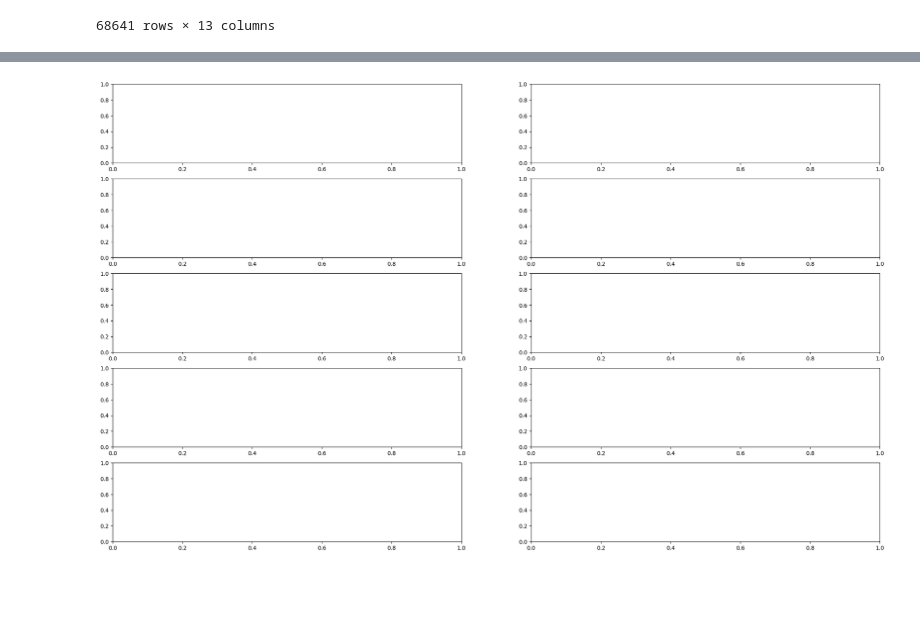
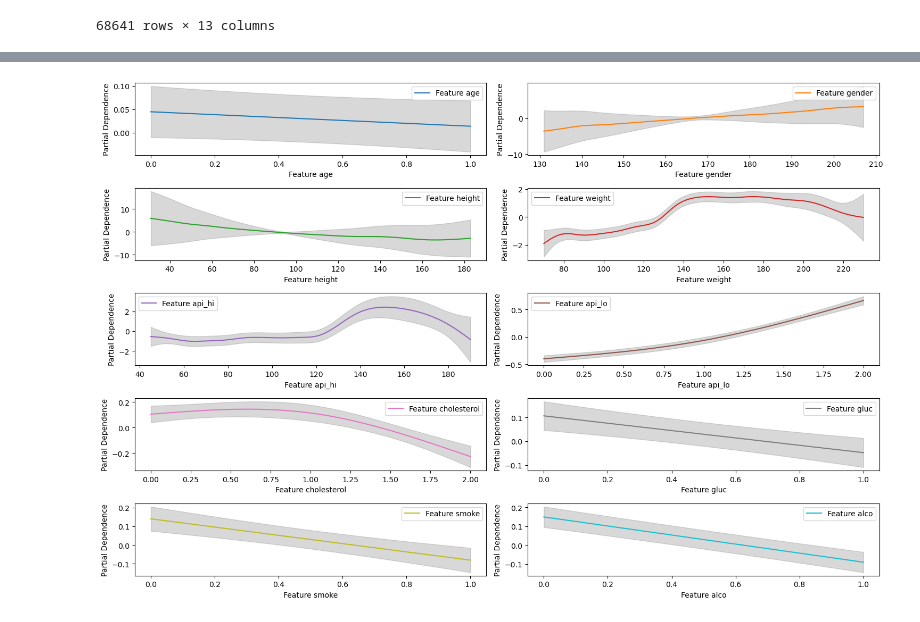
Before and after one commit to BarbaraLol/Statistical_Model, a Jupyter notebook: Analysis.ipynb, the cells around one changed output, grey strips where cells are left out. Saved outputs shown, nothing was run; the diff lists cells and outputs as text; code cells hidden in the pictures; blank space fills up the shorter version.

```diff
--- a/Analysis.ipynb
+++ b/Analysis.ipynb
@@ -472,43 +315,87 @@ R-squared: 0.2439
 # %%
-#Polynomial regression w/ train-test split
-# Create a copy of the cleaned dataset to use for linear regression
-df_poly = df.copy()
+#GAM
+# Create a copy of the cleaned dataset to use for logistic regression
+df_gam = df.copy()
 
 # Convert all categorical variables to integers
-df_poly[categorical] = df_poly[categorical].astype(int)
+df_gam[categorical] = df_gam[categorical].astype(int)
 
-# Assuming 'df' is your DataFrame with the target variable 'cardio'
-X = df_poly.drop('cardio', axis=1)  # Exclude the target variable
-y = df_poly['cardio']
+X = df_gam.drop('cardio', axis=1)
+y = df_gam['cardio']
 
-# Convert categorical variables to dummies
-#X = pd.get_dummies(X, columns=categorical, drop_first=True)
+# Define the model
+# Here we're using s() for each feature assuming they're all continuous.
+# Adjust the terms based on your specific features and needs.
+gam = LogisticGAM(s(0) + s(1) + s(2) + s(3) + s(4) + s(5) + s(6) + s(7) + s(8) + s(9) + s(10) + s(11))  # n is the number of features in X
 
-# Generate polynomial features manually
-poly = PolynomialFeatures(degree=3, include_bias=False)
-X_poly = poly.fit_transform(X)
+# Fit the model
+gam.fit(X, y)
 
-# Create a GAM model with polynomial terms
-gam = LinearGAM(s(0) + s(1) + s(2) + s(3) + s(4) + s(5) + s(6) + f(7) + s(8) + s(9) + s(10))  # Adjust for your specific features
+# Predict probabilities and binary outcomes
+y_pred_proba = gam.predict_proba(X)
+y_pred = gam.predict(X)
 
-# Fit the model to the data
-gam.fit(X_poly, y)
+# Calculate AUC and accuracy
+auc_score = roc_auc_score(y, y_pred_proba)
+accuracy = accuracy_score(y, y_pred)
 
-# Create subplots
-fig, axes = plt.subplots(nrows=5, ncols=2, figsize=(25, 15))
-
-term.feature = ['prova']
+print(f'AUC Score: {auc_score}')
+print(f'Accuracy: {accuracy}')
+gam.summary()
 
 # Plot the estimated functions for each feature
-for i, ax in enumerate(axes.flatten()):
+fig, axes = plt.subplots(5, 2, figsize=(15, 10))
+axes = axes.flatten()
+terms=['age', 'gender', 'height', 'weight', 'api_hi', 'api_lo', 'cholesterol', 'gluc', 'smoke', 'alco', 'active', 'BMI']
+
+for i, ax in enumerate(axes):
     term = gam.terms[i + 1]  # Skip the intercept term
     XX = gam.generate_X_grid(term=i + 1)
     pdep, confi = gam.partial_dependence(term=i + 1, X=XX, width=0.95)
-    ax.plot(XX[:, term.feature], pdep)
+    ax.plot(XX[:, term.feature], pdep, label=f'Feature {terms[i]}', color=f'C{i}')  # Use different colors for each feature
     ax.fill_between(XX[:, term.feature], confi[:, 0], confi[:, 1], color='gray', alpha=0.3)
-    ax.set_xlabel(f'Feature {term.feature}')
+    ax.set_xlabel(f'Feature {terms[i]}')
     ax.set_ylabel('Partial Dependence')
+    ax.legend()
 
 plt.tight_layout()
 plt.show()
+
+# Define the model w/7 variables
+# Here we're using s() for each feature assuming they're all continuous.
+# Adjust the terms based on your specific features and needs.
+gam1 = LogisticGAM(s(0) + s(1) + s(2) + s(3) + s(4) + s(5) + s(6))  # n is the number of features in X
+
+# Fit the model
+gam1.fit(X, y)
+
+# Predict probabilities and binary outcomes
+y_pred_proba1 = gam1.predict_proba(X)
+y_pred1 = gam1.predict(X)
+
+# Calculate AUC and accuracy
+auc_score1 = roc_auc_score(y, y_pred_proba1)
+accuracy1 = accuracy_score(y, y_pred1)
+
+print(f'AUC Score: {auc_score1}')
+print(f'Accuracy: {accuracy1}')
+gam1.summary()
+
+# Plot the estimated functions for each feature
+fig, axes = plt.subplots(2, 3, figsize=(16, 8))
+axes = axes.flatten()
+terms1=['age', 'weight', 'api_hi', 'cholesterol', 'smoke', 'active', 'BMI']
+
+for i, ax in enumerate(axes):
+    term = gam1.terms[i + 1]  # Skip the intercept term
+    XX = gam1.generate_X_grid(term=i + 1)
+    pdep, confi = gam1.partial_dependence(term=i + 1, X=XX, width=0.95)
+    ax.plot(XX[:, term.feature], pdep, label=f'Feature {terms1[i]}', color=f'C{i}')  # Use different colors for each feature
+    ax.fill_between(XX[:, term.feature], confi[:, 0], confi[:, 1], color='gray', alpha=0.3)
+    ax.set_xlabel(f'Feature {terms1[i]}')
+    ax.set_ylabel('Partial Dependence')
+    ax.legend()
+
+plt.tight_layout()
+plt.show()
 # %% [output]
@@ -516 +425 @@ NameError: name 'term' is not defined
-[figure, old version]
+[figure, new version]
```
Also changed, not shown: parts of 7 cells of this notebook.
